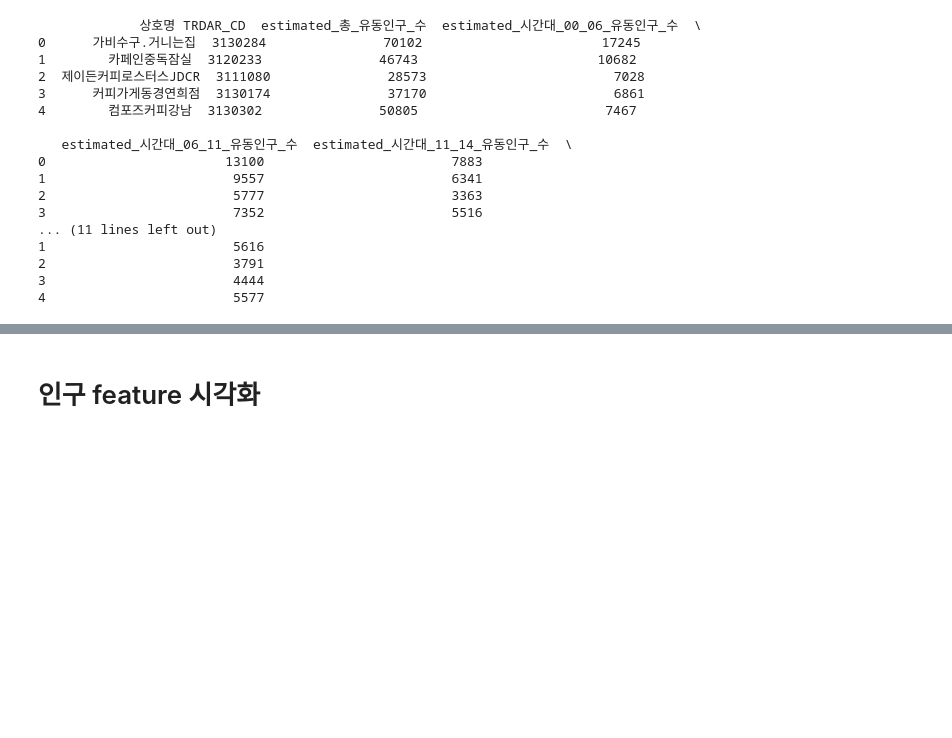
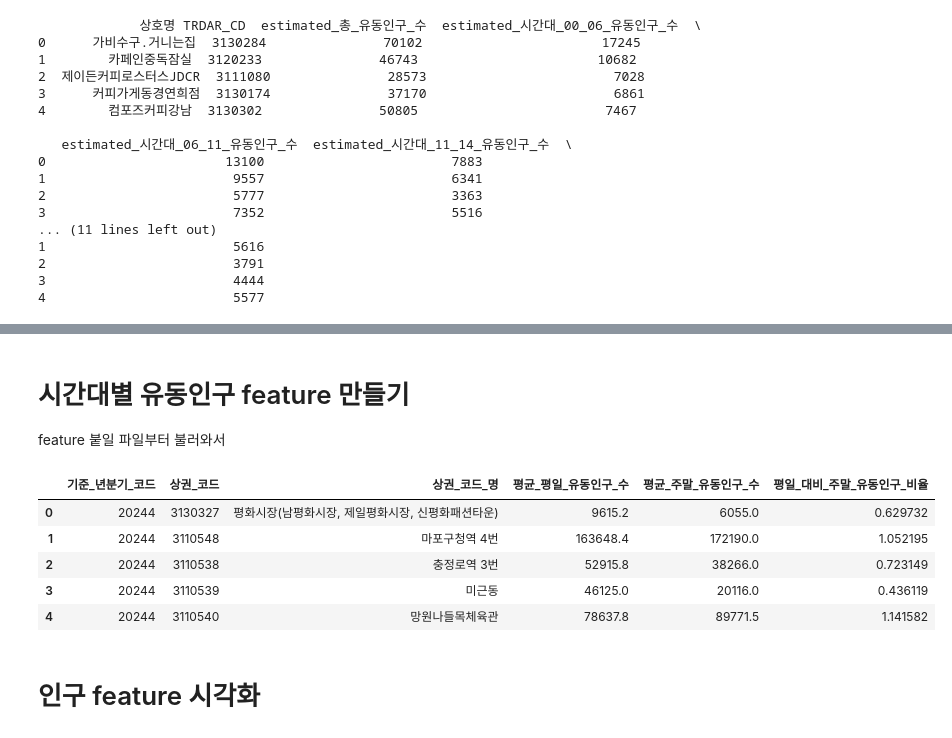
Before and after one commit to kdt-DA-bootcamp/Final-Project-2_Team1, a Jupyter notebook: code/population_analysis.ipynb, the cells around one changed output, grey strips where cells are left out. Drawn from its saved outputs; the diff is of its cells as text; code cells hidden in the pictures; blank space fills up the shorter version.

```diff
--- a/code/population_analysis.ipynb
+++ b/code/population_analysis.ipynb
@@ -189,0 +231,16 @@ df_save.to_csv(r'C:\Users\iq750\bootcamp_git\Final-Project-2_Team1\data\카페_
+# %% [markdown]
+# 시간대별 유동인구 feature 만들기
+feature 붙일 파일부터 불러와서
+# %%
+import pandas as pd
+
+# CSV 불러오기
+df = pd.read_csv(r'C:\Users\iq750\bootcamp_git\Final-Project-2_Team1\data\매물추천\features_population.csv') # 상권별 유동인구 수임
+df.head(5)
+# %% [output]
+|  | 기준_년분기_코드 | 상권_코드 | 상권_코드_명 | 평균_평일_유동인구_수 | 평균_주말_유동인구_수 | 평일_대비_주말_유동인구_비율 |
+| 0 | 20244 | 3130327 | 평화시장(남평화시장, 제일평화시장, 신평화패션타운) | 9615.2 | 6055.0 | 0.629732 |
+| 1 | 20244 | 3110548 | 마포구청역 4번 | 163648.4 | 172190.0 | 1.052195 |
+| 2 | 20244 | 3110538 | 충정로역 3번 | 52915.8 | 38266.0 | 0.723149 |
+| 3 | 20244 | 3110539 | 미근동 | 46125.0 | 20116.0 | 0.436119 |
+| 4 | 20244 | 3110540 | 망원나들목체육관 | 78637.8 | 89771.5 | 1.141582 |
```
Also changed, not shown: parts of 9 cells of this notebook, 14 other files.
